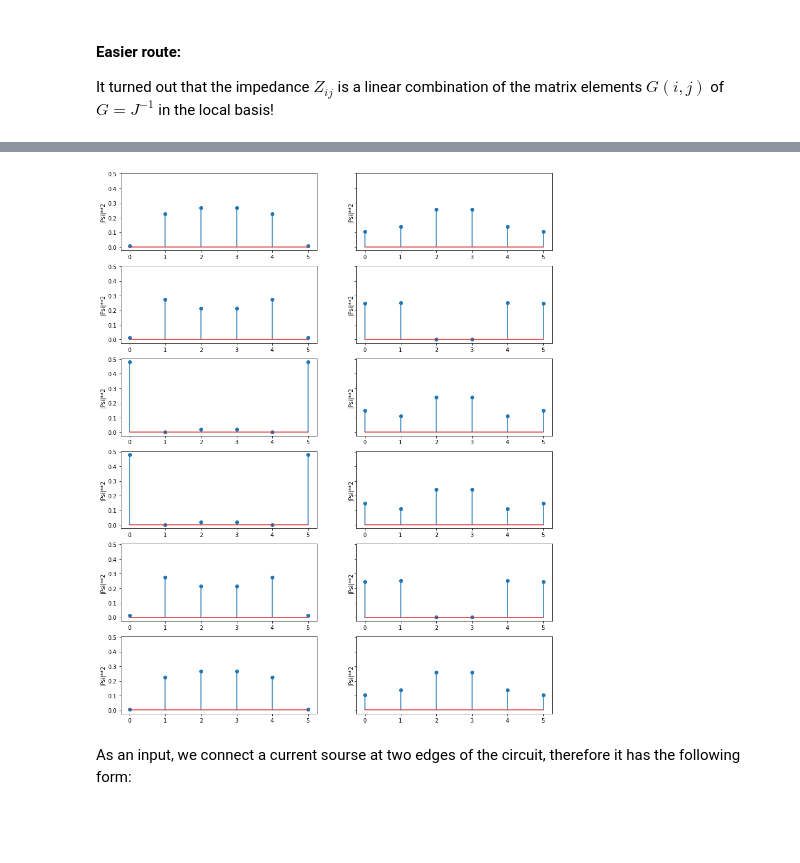
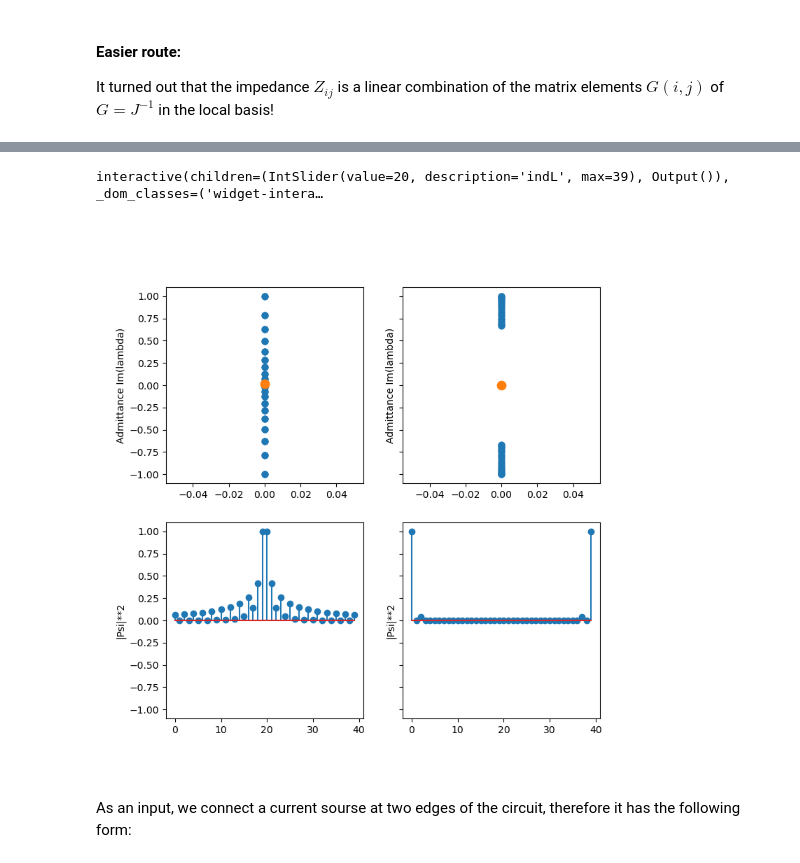
Before and after one commit to firatserifgezgin/AnalogQuantumComputing_CourseNotes, a Jupyter notebook: AnalogQuantumComputingCourse_week4.ipynb, the cells around one changed output, grey strips where cells are left out. Cells and saved outputs as stored; diff of their text form; code cells hidden in the pictures; blank space fills up the shorter version.

```diff
--- a/AnalogQuantumComputingCourse_week4.ipynb
+++ b/AnalogQuantumComputingCourse_week4.ipynb
@@ -123,9 +111,11 @@ Eorder   = argsort(En.real)
 E1 = En[Eorder]
 Psi = Psin[:,Eorder]
 Energy = E1
+Psiabs2 = abs(Psi)**2
 
 [En2,Psin2] = eig(H2)
 Eorder2   = argsort(En2.real)
 E2 = En2[Eorder2]
 Psi2 = Psin2[:,Eorder2]
 Energy2 = E2
+Psi2abs2 = abs(Psi2)**2
@@ -154,14 +122,32 @@ print(t,t2)
-# %%
-f, ax = plt.subplots(int(NumSites+3),2, sharey=True,figsize=(14,18))
-
-for indL in arange(int(NumSites+3)):
-    ax[indL,0].stem(arange(2*NumSites),abs(Psi[:,indL])**2)
-    ax[indL,0].set_ylabel('|Psi|**2');
-
-    ax[indL,1].stem(arange(2*NumSites),abs(Psi2[:,indL])**2)
-    ax[indL,1].set_ylabel('|Psi|**2');
-# %% [output]
-[figure, removed]
+# %%
+from ipywidgets import interact
+import ipywidgets as widgets
+%matplotlib widget
+f, ax = plt.subplots(2,2, sharey=True,figsize=(8,8))
+
+@widgets.interact(indL=(0, int(2*NumSites)-1, 1))
+def foo(indL=NumSites):
+    ax[0,0].cla();    ax[0,1].cla();    ax[1,0].cla();    ax[1,1].cla()
+    ax[0,0].scatter(0*Energy,Energy/Energy.max(),s=40)
+    ax[0,0].scatter(0.,Energy[indL]/Energy.max(),s=80)
+    ax[0,0].set_ylabel('Admittance Im(lambda)')
+    ax[0,0].set_title('')
+
+    ax[0,1].scatter(0*Energy2,Energy2/Energy2.max(),s=40)
+    ax[0,1].scatter(0.,Energy2[indL]/Energy2.max(),s=80)
+    ax[0,1].set_ylabel('Admittance Im(lambda)')
+    ax[1,0].stem(arange(2*NumSites),Psiabs2[:,indL]/Psiabs2[:,indL].max())
+    ax[1,0].set_ylabel('|Psi|**2');
+
+    ax[1,1].stem(arange(2*NumSites),Psi2abs2[:,indL]/Psi2abs2[:,indL].max())
+    ax[1,1].set_ylabel('|Psi|**2');
+
+    ax[0,0].set_ylim(-1.1,1.1);ax[0,1].set_ylim(-1.1,1.1)
+
+    f.canvas.draw()
+# %% [output]
+interactive(children=(IntSlider(value=20, description='indL', max=39), Output()), _dom_classes=('widget-intera…
+[figure, added]
 # %% [markdown]
 As an input, we connect a current sourse at two edges of the circuit, therefore it has the following form:
 # %%
```
Also changed, not shown: parts of 14 cells of this notebook.
